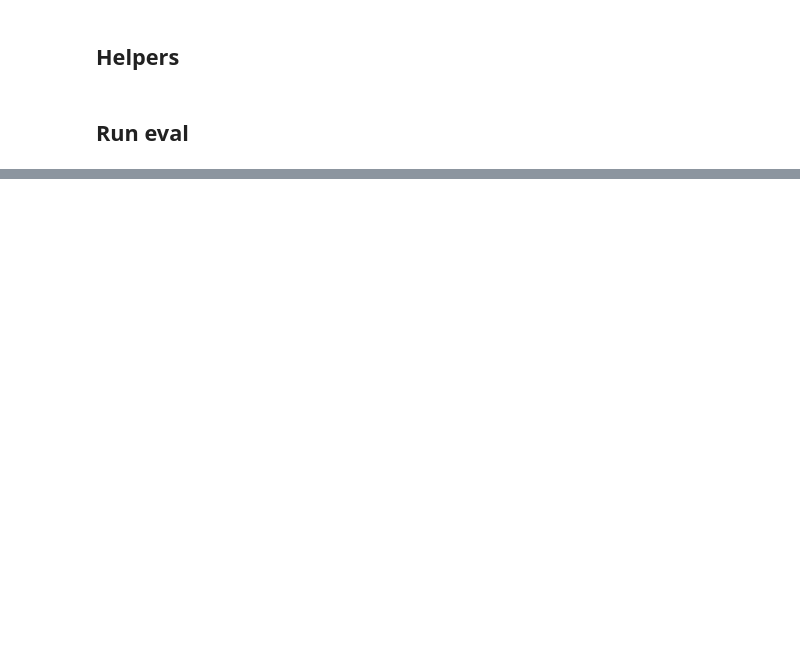
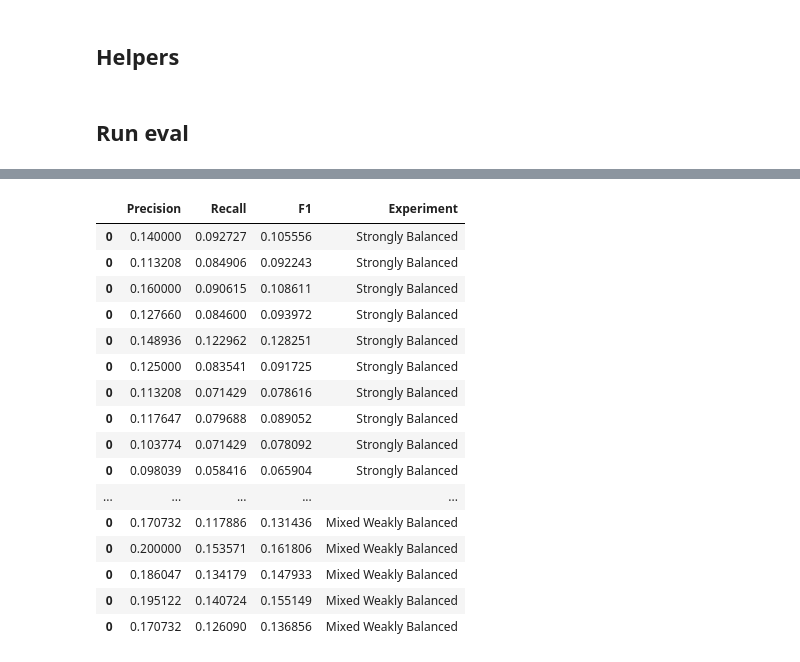
Before and after one commit to jordanbehrendt/good_practices_ml, a Jupyter notebook: finetuning/analyze_csv_files.ipynb, the cells around one changed output, grey strips where cells are left out. Saved outputs shown, nothing was run; the diff lists cells and outputs as text; code cells hidden in the pictures; blank space fills up the shorter version.

Commit message:
UPDATE metric

```diff
--- a/finetuning/analyze_csv_files.ipynb
+++ b/finetuning/analyze_csv_files.ipynb
@@ -337,6 +349,6 @@ sorted(os.listdir(experimient_dir))
 # %%
 dataset_names = ['Strongly Balanced', 'Unbalanced', 'Weakly Balanced', 'Mixed Strongly Balanced', 'Mixed Weakly Balanced']
-save_path = '/share/temp/bjordan/good_practices_in_machine_learning/good_practices_ml/finetuning/runs/new_figures/'
+save_path = '/share/temp/bjordan/good_practices_in_machine_learning/good_practices_ml/finetuning/runs/new_figures_280624/'
 for i, experiment in enumerate(test_sets):
     name = dataset_names[i]
     compare_loss(experiment, name, save_path)
@@ -343,10 +594,14 @@ for i, experiment in enumerate(test_sets):
 # %%
-l1_test_sets = [sublist[0] for sublist in test_sets]
-l1_geo_strongly_balanced = l1_test_sets[0]
-l1_geo_weakly_balanced = l1_test_sets[2]
-l1_geo_mixed_strongly_balanced = l1_test_sets[3]
-l1_geo_mixed_weakly_balanced = l1_test_sets[4]
-compare_dataframe(l1_geo_strongly_balanced, l1_geo_mixed_strongly_balanced, ['Strongly Balanced', 'Mixed Strongly Balanced'])
-compare_dataframe(l1_geo_weakly_balanced, l1_geo_mixed_weakly_balanced, ['Weakly Balanced', 'Mixed Weakly Balanced'])
-compare_dataframe(l1_geo_strongly_balanced, l1_geo_weakly_balanced, ['Strongly Balanced', 'Weakly Balanced'])
-compare_dataframe(l1_geo_mixed_strongly_balanced, l1_geo_mixed_weakly_balanced, ['Mixed Strongly Balanced', 'Mixed Weakly Balanced'])
+loss_number = 2
+
+l_test_sets = [sublist[loss_number] for sublist in test_sets]
+l_geo_strongly_balanced = l_test_sets[0]
+l_geo_weakly_balanced = l_test_sets[2]
+l_geo_mixed_strongly_balanced = l_test_sets[3]
+l_geo_mixed_weakly_balanced = l_test_sets[4]
+compare_dataframe(l_geo_strongly_balanced, l_geo_mixed_strongly_balanced, ['Strongly Balanced', 'Mixed Strongly Balanced'])
+compare_dataframe(l_geo_weakly_balanced, l_geo_mixed_weakly_balanced, ['Weakly Balanced', 'Mixed Weakly Balanced'])
+compare_dataframe(l_geo_strongly_balanced, l_geo_weakly_balanced, ['Strongly Balanced', 'Weakly Balanced'])
+compare_dataframe(l_geo_mixed_strongly_balanced, l_geo_mixed_weakly_balanced, ['Mixed Strongly Balanced', 'Mixed Weakly Balanced'])
+compare_dataframe(l_geo_strongly_balanced, l_geo_mixed_strongly_balanced, ['Strongly Balanced', 'Mixed Weakly Balanced'])
+compare_dataframe(l_geo_mixed_strongly_balanced, l_geo_mixed_weakly_balanced, ['Mixed Strongly Balanced', 'Weakly Balanced'])
@@ -364,14 +637,32 @@ zero_shot_sets_mixed = [[df.filter(like='mixed') for df in sub_array] for sub_ar
 # %%
 dataset_names = ['Strongly Balanced', 'Weakly Balanced', 'Mixed Strongly Balanced', 'Mixed Weakly Balanced']
 #box_plot_experiments(validation_sets_with_region, 'Validation Region', save_path, loss_number=0, dataset_names=['geo_strongly_balanced', 'geo_unbalanced', 'geo_weakly_balanced'], metric_names=['region_accuracy', 'region_precision', 'region_recall', 'region_f1'])
 #box_plot_experiments(validation_sets_with_country, 'Validation Country', save_path, loss_number=0, dataset_names=['geo_strongly_balanced', 'geo_unbalanced', 'geo_weakly_balanced'], metric_names=['country_accuracy', 'country_precision', 'country_recall', 'country_f1'])
 
-box_plot_experiments(test_sets_with_region, 'Regions on Test-Set', save_path, loss_number=0, dataset_names=dataset_names, metric_names=['region_accuracy', 'region_precision', 'region_recall', 'region_f1'])
-box_plot_experiments(test_sets_with_country, 'Countries on Test-Set', save_path, loss_number=0, dataset_names=dataset_names, metric_names=['country_accuracy', 'country_precision', 'country_recall', 'country_f1'])
-box_plot_experiments(test_sets_mixed, 'Mixed on Test-Set', save_path, loss_number=0, dataset_names=dataset_names, metric_names=['mixed_accuracy', 'mixed_precision', 'mixed_recall', 'mixed_f1'], legend_out_of_plot=True)
+box_plot_experiments(test_sets_with_region, 'Regions on Test-Set', save_path, loss_number=loss_number, dataset_names=dataset_names, metric_names=['region_accuracy', 'region_precision', 'region_recall', 'region_f1'])
+box_plot_experiments(test_sets_with_country, 'Countries on Test-Set', save_path, loss_number=loss_number, dataset_names=dataset_names, metric_names=['country_accuracy', 'country_precision', 'country_recall', 'country_f1'])
+box_plot_experiments(test_sets_mixed, 'Mixed on Test-Set', save_path, loss_number=loss_number, dataset_names=dataset_names, metric_names=['mixed_precision', 'mixed_recall', 'mixed_f1'], legend_out_of_plot=True)
 
-box_plot_experiments(zero_shot_sets_with_region, 'Zero Shot Regions', save_path, loss_number=0, dataset_names=dataset_names, metric_names=['region_accuracy', 'region_precision', 'region_recall', 'region_f1'])
-box_plot_experiments(zero_shot_sets_with_country, 'Zero Shot Countries', save_path, loss_number=0, dataset_names=dataset_names, metric_names=['country_accuracy', 'country_precision', 'country_recall', 'country_f1'])
-box_plot_experiments(zero_shot_sets_mixed, 'Zero Shot Mixed', save_path, loss_number=0, dataset_names=dataset_names, metric_names=['mixed_accuracy', 'mixed_precision', 'mixed_recall', 'mixed_f1'], legend_out_of_plot=True)
+box_plot_experiments(zero_shot_sets_with_region, 'Zero Shot Regions', save_path, loss_number=loss_number, dataset_names=dataset_names, metric_names=['region_accuracy', 'region_precision', 'region_recall', 'region_f1'])
+box_plot_experiments(zero_shot_sets_with_country, 'Zero Shot Countries', save_path, loss_number=loss_number, dataset_names=dataset_names, metric_names=['country_accuracy', 'country_precision', 'country_recall', 'country_f1'])
+box_plot_experiments(zero_shot_sets_mixed, 'Zero Shot Mixed', save_path, loss_number=loss_number, dataset_names=dataset_names, metric_names=['mixed_precision', 'mixed_recall', 'mixed_f1'], legend_out_of_plot=True)
+# %% [output]
+|  | Precision | Recall | F1 | Experiment |
+| 0 | 0.140000 | 0.092727 | 0.105556 | Strongly Balanced |
+| 0 | 0.113208 | 0.084906 | 0.092243 | Strongly Balanced |
+| 0 | 0.160000 | 0.090615 | 0.108611 | Strongly Balanced |
+| 0 | 0.127660 | 0.084600 | 0.093972 | Strongly Balanced |
+| 0 | 0.148936 | 0.122962 | 0.128251 | Strongly Balanced |
+| 0 | 0.125000 | 0.083541 | 0.091725 | Strongly Balanced |
+| 0 | 0.113208 | 0.071429 | 0.078616 | Strongly Balanced |
+| 0 | 0.117647 | 0.079688 | 0.089052 | Strongly Balanced |
+| 0 | 0.103774 | 0.071429 | 0.078092 | Strongly Balanced |
+| 0 | 0.098039 | 0.058416 | 0.065904 | Strongly Balanced |
+| ... | ... | ... | ... | ... |
+| 0 | 0.170732 | 0.117886 | 0.131436 | Mixed Weakly Balanced |
+| 0 | 0.200000 | 0.153571 | 0.161806 | Mixed Weakly Balanced |
+| 0 | 0.186047 | 0.134179 | 0.147933 | Mixed Weakly Balanced |
+| 0 | 0.195122 | 0.140724 | 0.155149 | Mixed Weakly Balanced |
+| 0 | 0.170732 | 0.126090 | 0.136856 | Mixed Weakly Balanced |
 # %%
 len(test_sets)
```
Also changed, not shown: parts of 12 cells of this notebook, 1 other file.
